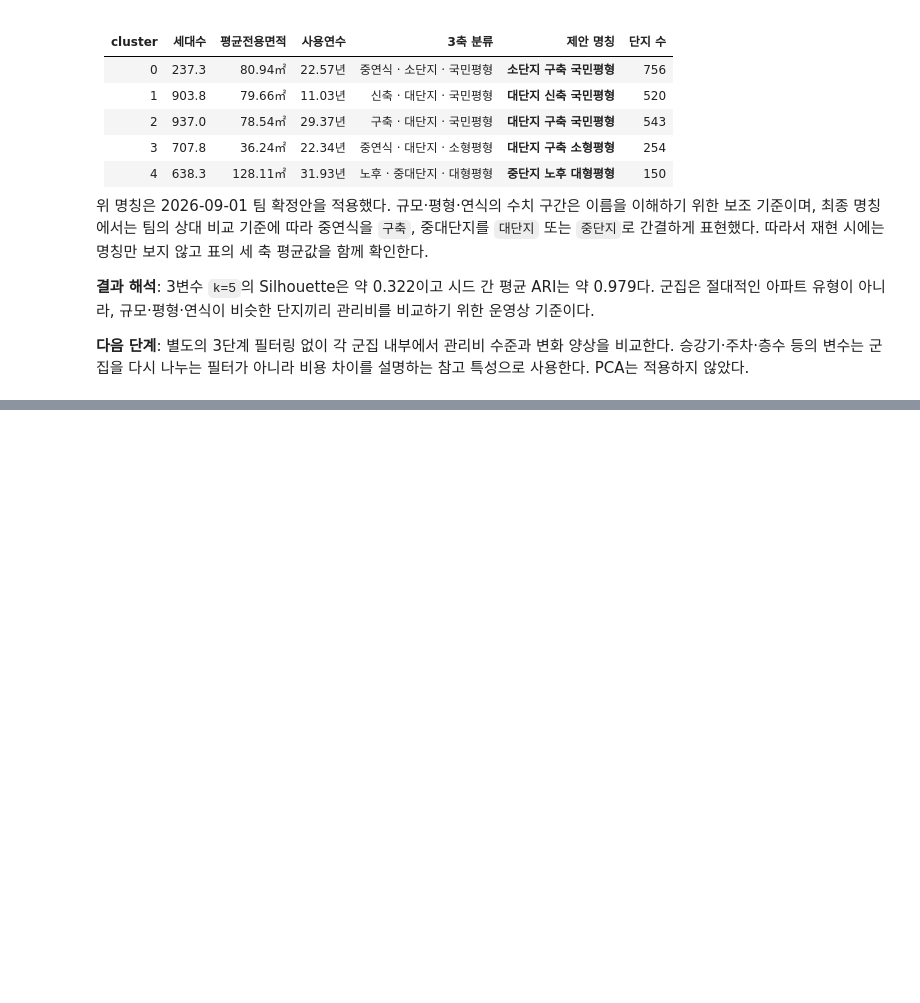
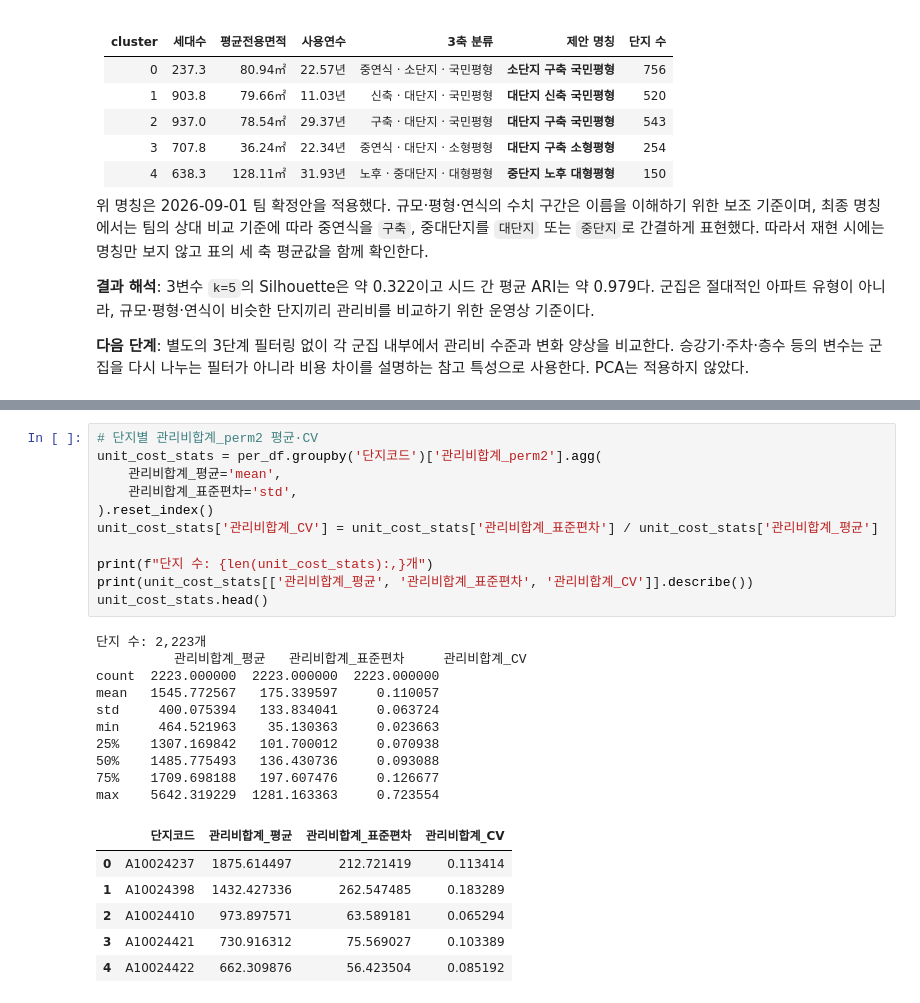
Before and after one commit to roh-git/mlapt_project, a Jupyter notebook: main_analysis.ipynb, the cells around one changed output, grey strips where cells are left out. Saved outputs shown, nothing was run; the diff lists cells and outputs as text; blank space fills up the shorter version.

```diff
--- a/main_analysis.ipynb
+++ b/main_analysis.ipynb
@@ -861,0 +866,28 @@ per_df[['단지코드', '관리비합계_perm2', '기타소액계_perm2']].descr
+# %%
+# 단지별 관리비합계_perm2 평균·CV
+unit_cost_stats = per_df.groupby('단지코드')['관리비합계_perm2'].agg(
+    관리비합계_평균='mean',
+    관리비합계_표준편차='std',
+).reset_index()
+unit_cost_stats['관리비합계_CV'] = unit_cost_stats['관리비합계_표준편차'] / unit_cost_stats['관리비합계_평균']
+
+print(f"단지 수: {len(unit_cost_stats):,}개")
+print(unit_cost_stats[['관리비합계_평균', '관리비합계_표준편차', '관리비합계_CV']].describe())
+unit_cost_stats.head()
+# %% [output]
+단지 수: 2,223개
+          관리비합계_평균   관리비합계_표준편차     관리비합계_CV
+count  2223.000000  2223.000000  2223.000000
+mean   1545.772567   175.339597     0.110057
+std     400.075394   133.834041     0.063724
+min     464.521963    35.130363     0.023663
+25%    1307.169842   101.700012     0.070938
+50%    1485.775493   136.430736     0.093088
+75%    1709.698188   197.607476     0.126677
+max    5642.319229  1281.163363     0.723554
+|  | 단지코드 | 관리비합계_평균 | 관리비합계_표준편차 | 관리비합계_CV |
+| 0 | A10024237 | 1875.614497 | 212.721419 | 0.113414 |
+| 1 | A10024398 | 1432.427336 | 262.547485 | 0.183289 |
+| 2 | A10024410 | 973.897571 | 63.589181 | 0.065294 |
+| 3 | A10024421 | 730.916312 | 75.569027 | 0.103389 |
+| 4 | A10024422 | 662.309876 | 56.423504 | 0.085192 |
```
Also changed, not shown: parts of 3 cells of this notebook.
